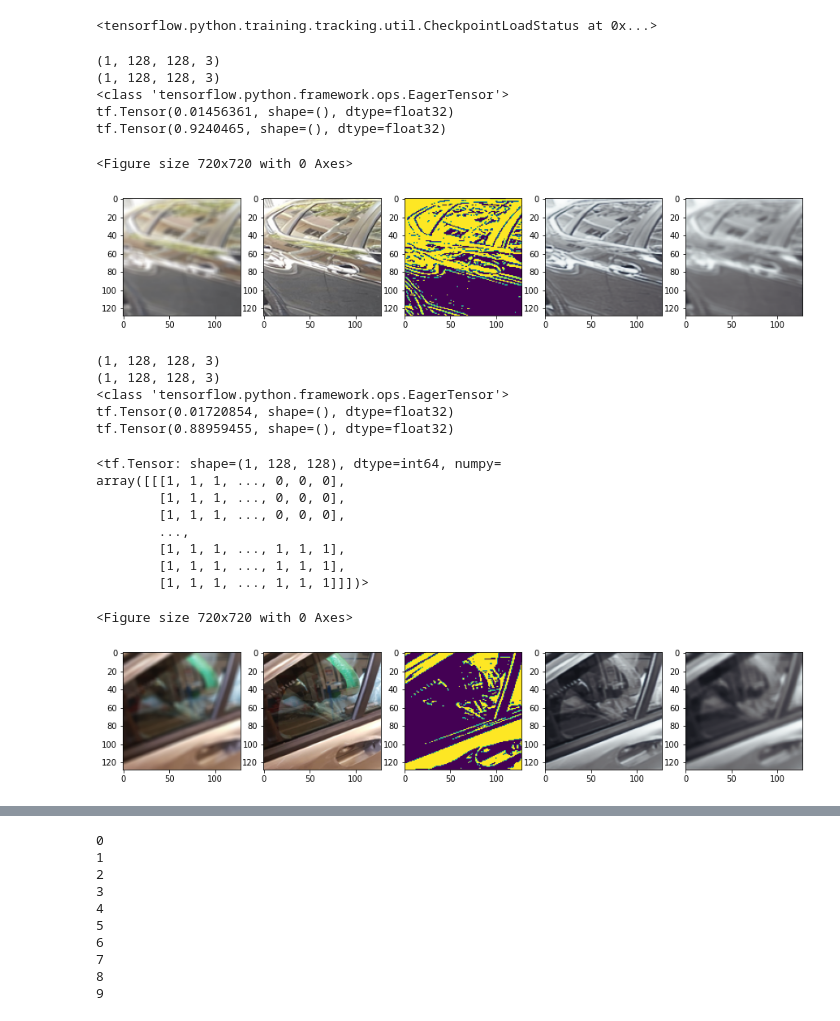
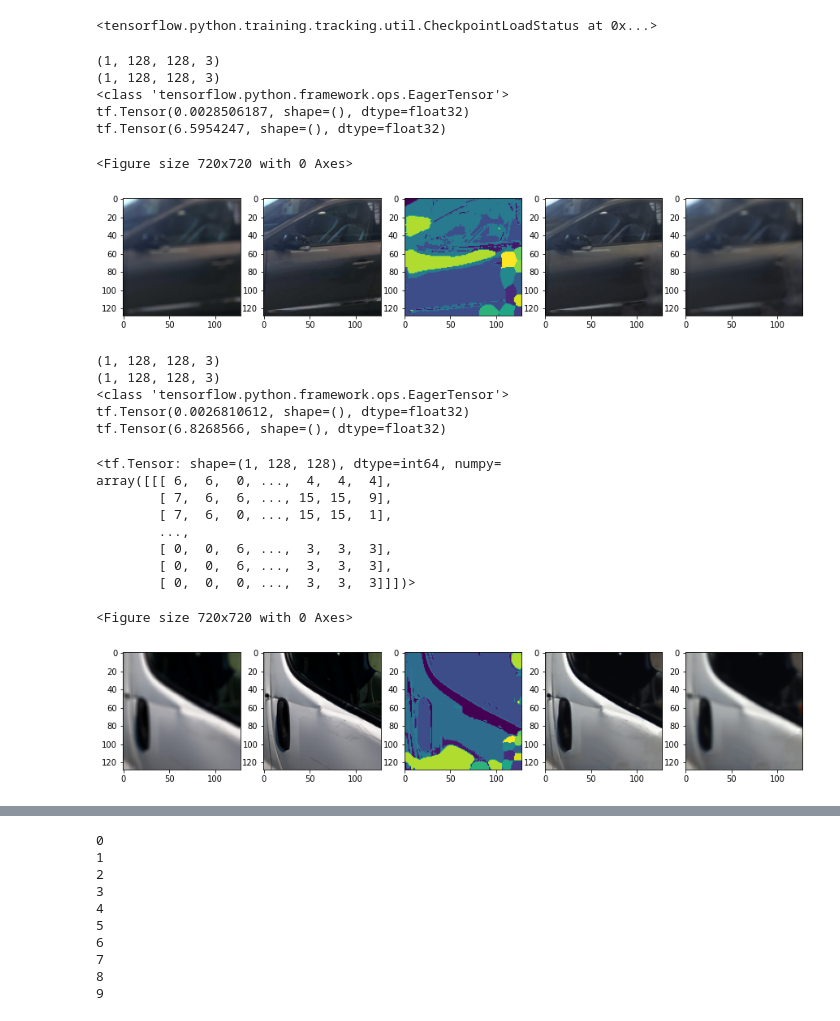
Before and after one commit to JereMonk/Wnet, a Jupyter notebook: Wnet_clustering2.ipynb, the cells around one changed output, grey strips where cells are left out. Drawn from its saved outputs; the diff is of its cells as text; code cells hidden in the pictures.

```diff
--- a/Wnet_clustering2.ipynb
+++ b/Wnet_clustering2.ipynb
@@ -76,7 +79,7 @@ neighbor_filter=ncut_loss.neighbor_filter((128,128))
 #decoder = build_Unet.build_Unet(K=4,stages = [1,2,3,4],filters = 64,type='decoder',input_size=128,use_dropout=False)
 #wn = build_Wnet.Wnet(encoder,decoder,(128,128))
 
-K=2
+K=18
 INPUT_DIM=128
 USE_DROPOUT=False
 
@@ -95,7 +98,7 @@ wn.compile(
     loss_fn_reconstruction = tf.keras.losses.MeanSquaredError()
 )
 # %%
-wn.load_weights("/home/ubuntu/trainings/damages_classification/2021-06-17-Wnet/WnetDropoutIdea2classes/ckpt900")
+wn.load_weights("/home/ubuntu/trainings/damages_classification/2021-06-17-Wnet/WnetDropoutIdea/ckpt5300")
 # %% [output]
 <tensorflow.python.training.tracking.util.CheckpointLoadStatus at 0x...>
 # %%
@@ -144,30 +147,30 @@ def visualise_seg(image,encoder):
 
     return(ag)
 # %%
-ag = visualise_seg(no_dam[0],wn.encoder)
+ag = visualise_seg(no_dam[1],wn.encoder)
 # %% [output]
 (1, 128, 128, 3)
 (1, 128, 128, 3)
 <class 'tensorflow.python.framework.ops.EagerTensor'>
-tf.Tensor(0.01456361, shape=(), dtype=float32)
-tf.Tensor(0.9240465, shape=(), dtype=float32)
+tf.Tensor(0.0028506187, shape=(), dtype=float32)
+tf.Tensor(6.5954247, shape=(), dtype=float32)
 <Figure size 720x720 with 0 Axes>
-[figure, old version]
+[figure, new version]
 # %%
-visualise_seg(dam[4],wn.encoder)
+visualise_seg(dam[7],wn.encoder)
 # %% [output]
 (1, 128, 128, 3)
 (1, 128, 128, 3)
 <class 'tensorflow.python.framework.ops.EagerTensor'>
-tf.Tensor(0.01720854, shape=(), dtype=float32)
-tf.Tensor(0.88959455, shape=(), dtype=float32)
+tf.Tensor(0.0026810612, shape=(), dtype=float32)
+tf.Tensor(6.8268566, shape=(), dtype=float32)
 <tf.Tensor: shape=(1, 128, 128), dtype=int64, numpy=
-array([[[1, 1, 1, ..., 0, 0, 0],
-        [1, 1, 1, ..., 0, 0, 0],
-        [1, 1, 1, ..., 0, 0, 0],
+array([[[ 6,  6,  0, ...,  4,  4,  4],
+        [ 7,  6,  6, ..., 15, 15,  9],
+        [ 7,  6,  0, ..., 15, 15,  1],
         ...,
-        [1, 1, 1, ..., 1, 1, 1],
-        [1, 1, 1, ..., 1, 1, 1],
-        [1, 1, 1, ..., 1, 1, 1]]])>
+        [ 0,  0,  6, ...,  3,  3,  3],
+        [ 0,  0,  6, ...,  3,  3,  3],
+        [ 0,  0,  0, ...,  3,  3,  3]]])>
 <Figure size 720x720 with 0 Axes>
-[figure, old version]
+[figure, new version]
```
Also changed, not shown: parts of 6 cells of this notebook, 28 other files.
